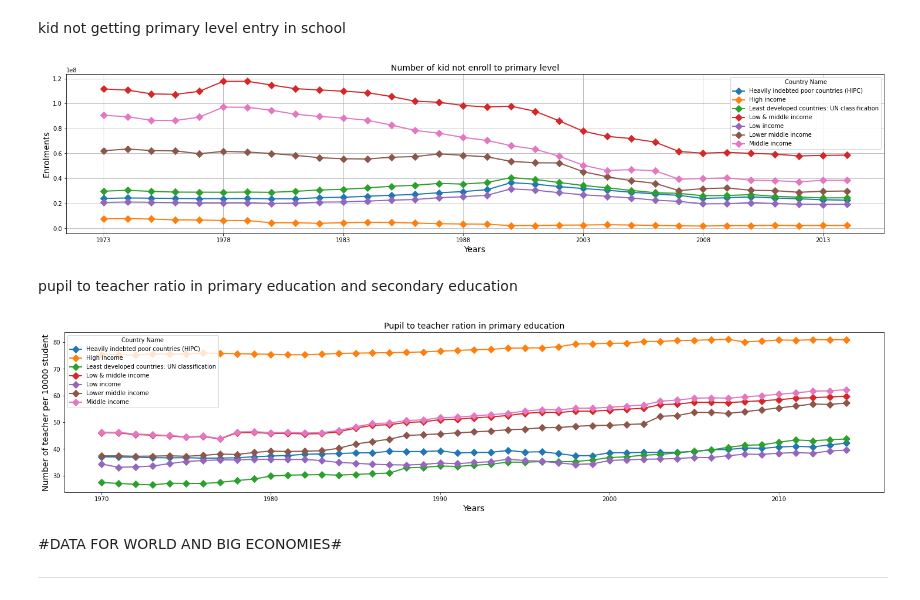
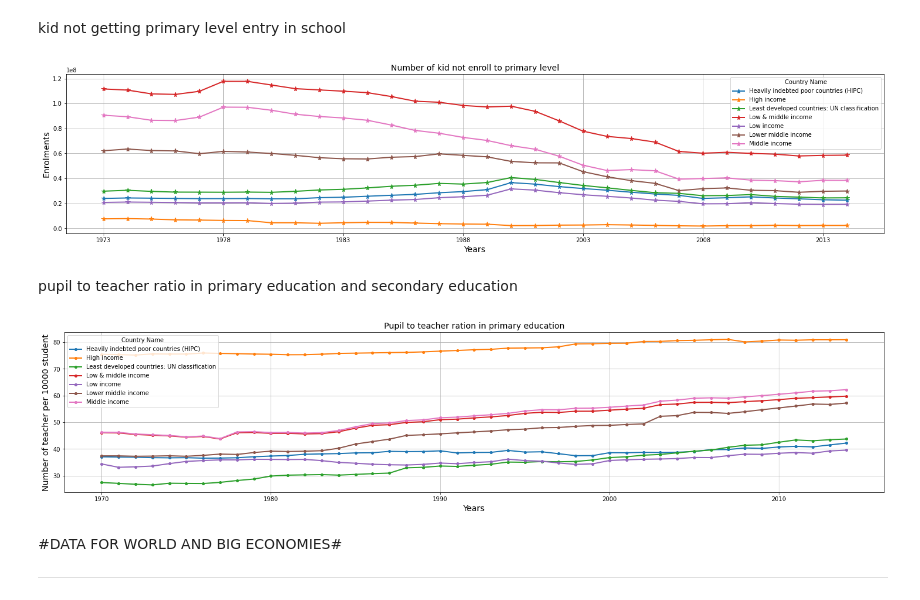
Before and after one commit to shivashukla02/World-Bank-Global-Edu-Analysis, a Jupyter notebook: SHIVANK_World_Bank_Global_Edu_Analysis_Capstone_Project.ipynb, the cells around one changed output. Cells and saved outputs as stored; diff of their text form; code cells hidden in the pictures.

```diff
--- a/SHIVANK_World_Bank_Global_Edu_Analysis_Capstone_Project.ipynb
+++ b/SHIVANK_World_Bank_Global_Edu_Analysis_Capstone_Project.ipynb
@@ -151,26 +153,3 @@ graph_2c.plot( kind="line",xlabel = "Years" , ylabel = "Enrolments",
                 marker = "^").patch.set_facecolor('#f0ffff')
 # %% [output]
 [figure]
-# %%
-# Subplotting the chart of all three female enrollment wrt income.
-plt.rcParams['figure.figsize']=(10,5)
-graph_2a.plot( kind="line",xlabel = "Years" , ylabel = "Enrolments",
-               title="female enrollment in Primary education wrt Income",
-               figsize=(15,9), fontsize = 14,subplots=True,
-                 grid=True,linewidth =1.5,
-                marker = "^")
-
-plt.rcParams['figure.figsize']=(10,5)
-graph_2b.plot( kind="line",xlabel = "Years" , ylabel = "Enrolments",
-              title="female enrollment in secondary education wrt Income",
-               figsize=(15,9), fontsize = 14,subplots=True,
-                 grid=True,linewidth =1.5,
-                marker = "^")
-
-
-plt.rcParams['figure.figsize']=(10,5)
-graph_2c.plot( kind="line",xlabel = "Years" , ylabel = "Enrolments",
-              title="female enrollment in tertiory education wrt Income",
-               figsize=(15,9), fontsize = 14,subplots=True,
-                 grid=True,linewidth =1.5,
-                marker = "^")
@@ -326,7 +301,7 @@ graph_4a.dropna(inplace=True)
 plt.rcParams['figure.figsize']=(25,5)
 graph_4a.plot(linewidth=2,
     linestyle='-',
-    marker='D',markersize=8)
+    marker='*',markersize=8)
 plt.title('Number of kid not enroll to primary level',fontsize=14)
 plt.xlabel('Years',fontsize=14)
 plt.ylabel('Enrolments',fontsize=14)
@@ -334,6 +309,6 @@ plt.grid(True)
 
 plt.show()
 # %% [output]
-[figure, old version]
+[figure, new version]
 # %% [markdown]
 pupil to teacher ratio in primary education and secondary education
@@ -340,18 +320,14 @@ pupil to teacher ratio in primary education and secondary education
 # %%
-no_primary_enrollment =Income_df[Income_df['Indicator Code']=='SE.PRM.TCHR.FE.ZS']
-graph_4b=no_primary_enrollment.transpose()
-graph_4b.drop(['Indicator Name','Indicator Code'],axis=0,inplace=True)
-graph_4b.dropna(inplace=True)
 plt.rcParams['figure.figsize']=(25,5)
 graph_4b.plot(linewidth=2,
     linestyle='-',
-    marker='D',markersize=8)
+    marker='o',markersize=4,grid=True)
 plt.title('Pupil to teacher ration in primary education',fontsize=14)
 plt.xlabel('Years',fontsize=14)
 plt.ylabel('Number of teacher per 10000 student',fontsize=14)
 plt.show()
 # %% [output]
-[figure, old version]
+[figure, new version]
 # %% [markdown]
 #DATA FOR WORLD AND BIG ECONOMIES#
 
```
Also changed, not shown: parts of 9 cells of this notebook.
